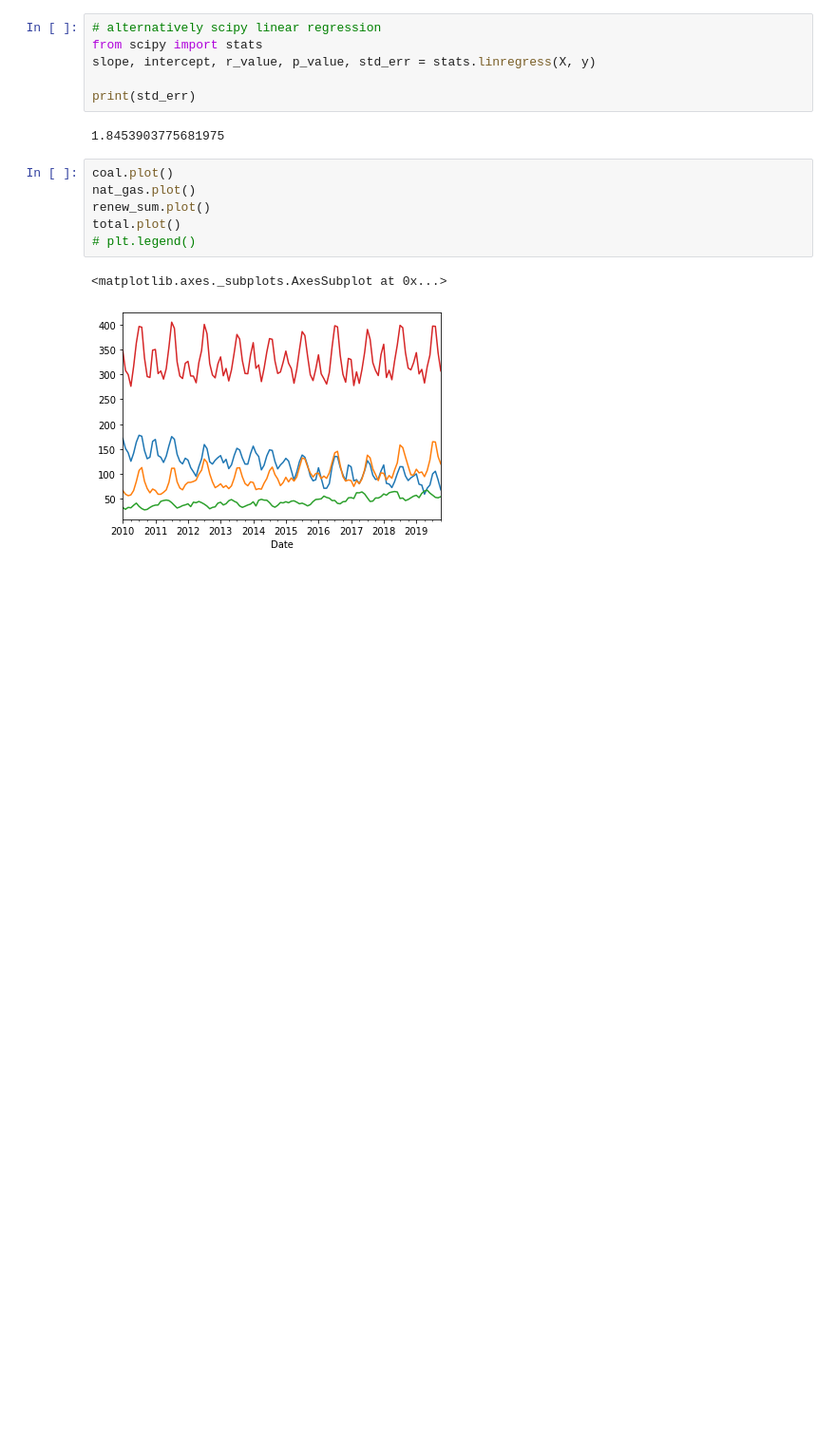
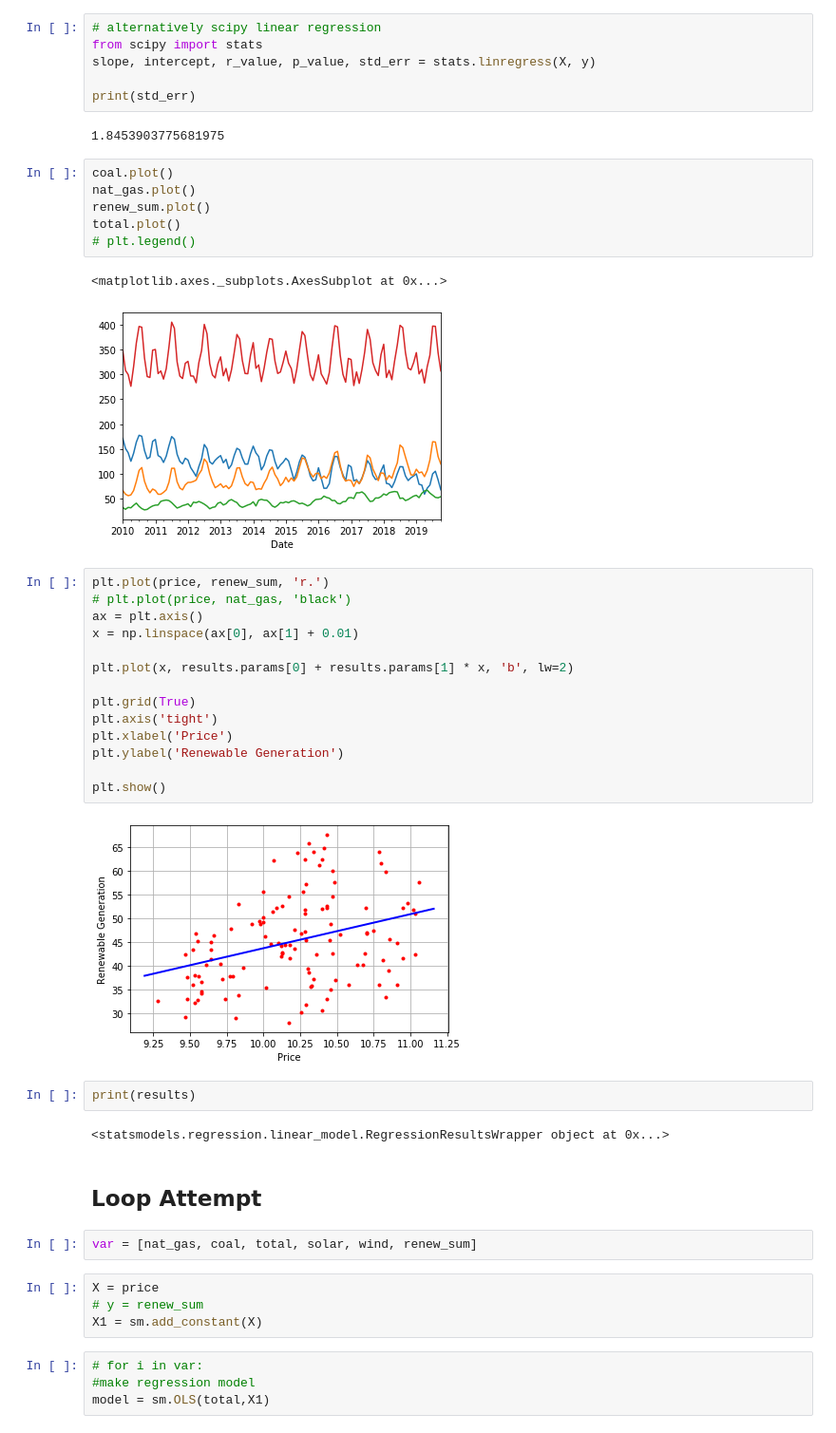
Before and after one commit to wtcarnes/Project-3-, a Jupyter notebook: static/Python/Analysis 1.ipynb, the cells around one changed output. Shown at 95% size. Saved outputs shown, nothing was run; the diff lists cells and outputs as text; blank space fills up the shorter version.

```diff
--- a/static/Python/Analysis 1.ipynb
+++ b/static/Python/Analysis 1.ipynb
@@ -239,3 +243,35 @@ total.plot()
 # %% [output]
 <matplotlib.axes._subplots.AxesSubplot at 0x...>
 [figure]
+# %%
+plt.plot(price, renew_sum, 'r.')
+# plt.plot(price, nat_gas, 'black')
+ax = plt.axis()
+x = np.linspace(ax[0], ax[1] + 0.01)
+
+plt.plot(x, results.params[0] + results.params[1] * x, 'b', lw=2)
+
+plt.grid(True)
+plt.axis('tight')
+plt.xlabel('Price')
+plt.ylabel('Renewable Generation')
+
+plt.show()
+# %% [output]
+[figure, added]
+# %%
+print(results)
+# %% [output]
+<statsmodels.regression.linear_model.RegressionResultsWrapper object at 0x...>
+# %% [markdown]
+## Loop Attempt
+# %%
+var = [nat_gas, coal, total, solar, wind, renew_sum]
+# %%
+X = price
+# y = renew_sum
+X1 = sm.add_constant(X)
+# %%
+# for i in var:
+#make regression model
+model = sm.OLS(total,X1)
```
Also changed, not shown: parts of 6 cells of this notebook.
